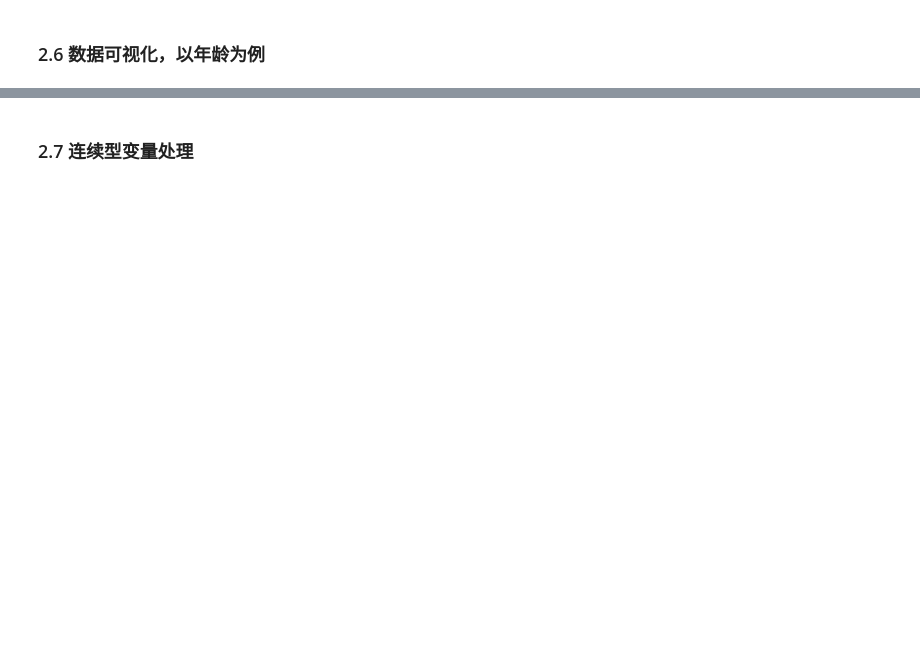
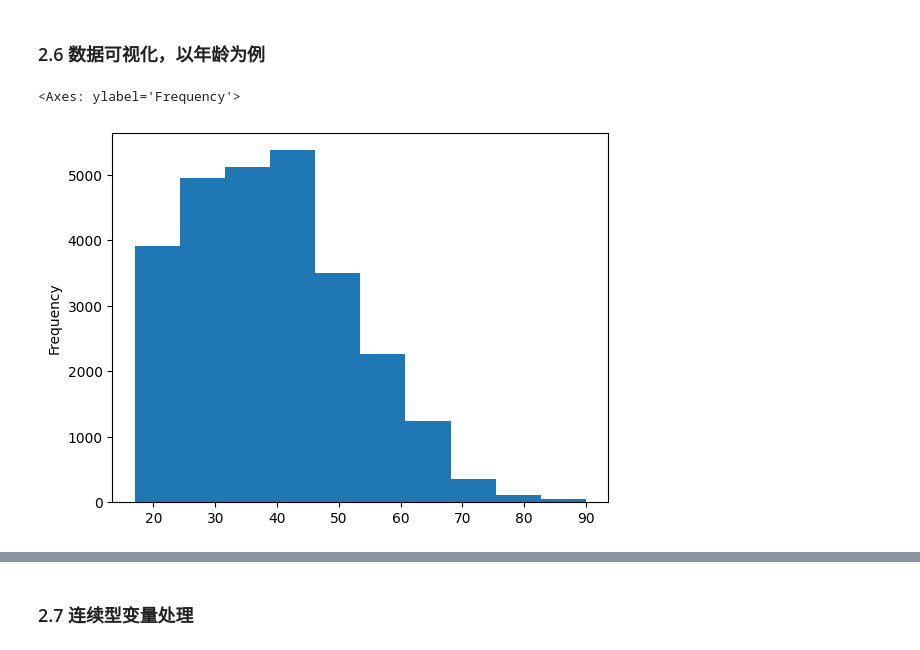
Before and after one commit to HanFayeDD/BigDataLab, a Jupyter notebook: exp2/lab2.ipynb, the cells around one changed output, grey strips where cells are left out. Saved outputs shown, nothing was run; the diff lists cells and outputs as text; code cells hidden in the pictures; blank space fills up the shorter version.

```diff
--- a/exp2/lab2.ipynb
+++ b/exp2/lab2.ipynb
@@ -43,4 +83,4 @@ print(df_train_set.columns)
 # %% [markdown]
 ### 2.2 重复行记录处理
 # %%
-df_train_set.drop_duplicates(inplace=True) # 去除重复行
+df.drop_duplicates(inplace=True) # 去除重复行
@@ -53,5 +93,5 @@ df_train_set[df_train_set.isna().values == True] # 输出有缺失值的数据
 # %%
-df_train_set.dropna(inplace=True) # 去除空行
+df.dropna(inplace=True) # 去除空行
 # %% [markdown]
 ### 2.4 查看列类型
 # %%
@@ -63,3 +132,3 @@ df_train_set[df_train_set['workclass'].str.contains(r'\?', regex=True)] # 查找
 # %%
-df_train_set=df_train_set[~df_train_set['workclass'].str.contains(r'\?', regex=True)]
-df_train_set
+df=df[~df['workclass'].str.contains(r'\?', regex=True)]
+df
@@ -68,5 +151,5 @@ df_train_set
 new_columns = ['workclass', 'education', 'maritalStatus', 'occupation', 'relationship', 'race', 'sex',
                'nativeCountry', 'income']
 for col in new_columns:
-        df_train_set = df_train_set[~df_train_set[col].str.contains(r'\?', regex=True)]
-df_train_set.head()
+        df = df[~df[col].str.contains(r'\?', regex=True)]
+df.head()
@@ -73,5 +163,8 @@ df_train_set.head()
 # %% [markdown]
 ### 2.6 数据可视化，以年龄为例
 # %%
-df_train_set['age'].plot.hist()
+df['age'].plot.hist()
+# %% [output]
+<Axes: ylabel='Frequency'>
+[figure, added]
 # %%
```
Also changed, not shown: parts of 54 cells of this notebook.
